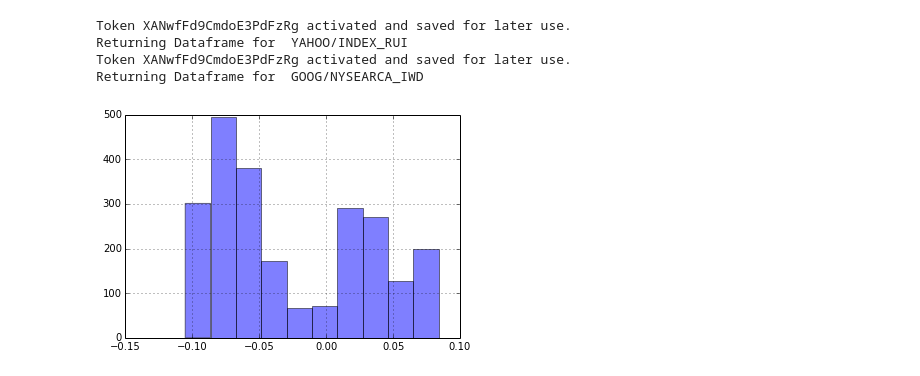
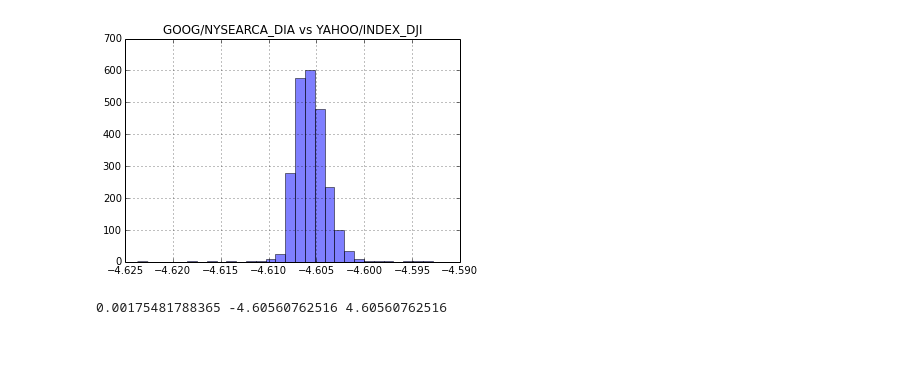
Before and after one commit to tianhuil/dataprojects, a Jupyter notebook: wuyang/src/fundCompare2Index.ipynb, the cells around one changed output. Saved outputs shown, nothing was run; the diff lists cells and outputs as text; code cells hidden in the pictures; blank space fills up the shorter version.

```diff
--- a/wuyang/src/fundCompare2Index.ipynb
+++ b/wuyang/src/fundCompare2Index.ipynb
@@ -56,10 +94,7 @@ Returning Dataframe for  GOOG/NYSEARCA_IVV
 # %%
-fund_code = "GOOG/NYSEARCA_IWD"
-index_code = "YAHOO/INDEX_RUI"
-diff_pcg_iwd2rui, fund_and_index_iwd2rui = fundCompare2Index(fund_code, index_code, start_date, scale_factor)
+fund_code = "GOOG/NYSEARCA_DIA"
+index_code = "YAHOO/INDEX_DJI"
+diff_pcg_iwd2rui, fund_and_index_iwd2rui = fundCompare2Index(fund_code, index_code, start_date)
 # %% [output]
+[figure, new version]
-Token XANwfFd9CmdoE3PdFzRg activated and saved for later use.
-Returning Dataframe for  YAHOO/INDEX_RUI
-Token XANwfFd9CmdoE3PdFzRg activated and saved for later use.
-Returning Dataframe for  GOOG/NYSEARCA_IWD
+0.00175481788365 -4.60560762516 4.60560762516
-[figure, old version]
```
Also changed, not shown: parts of 19 cells of this notebook, 30 other files.
